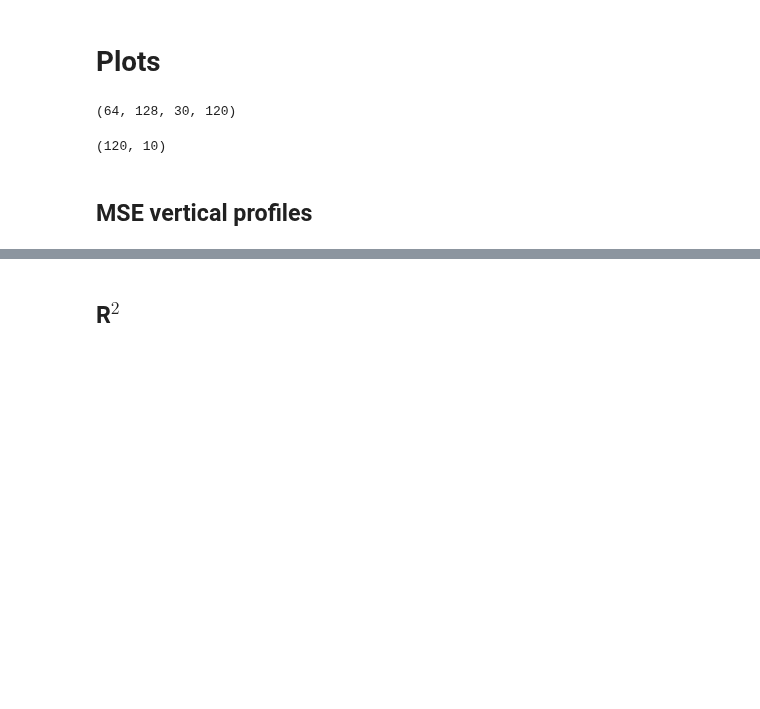
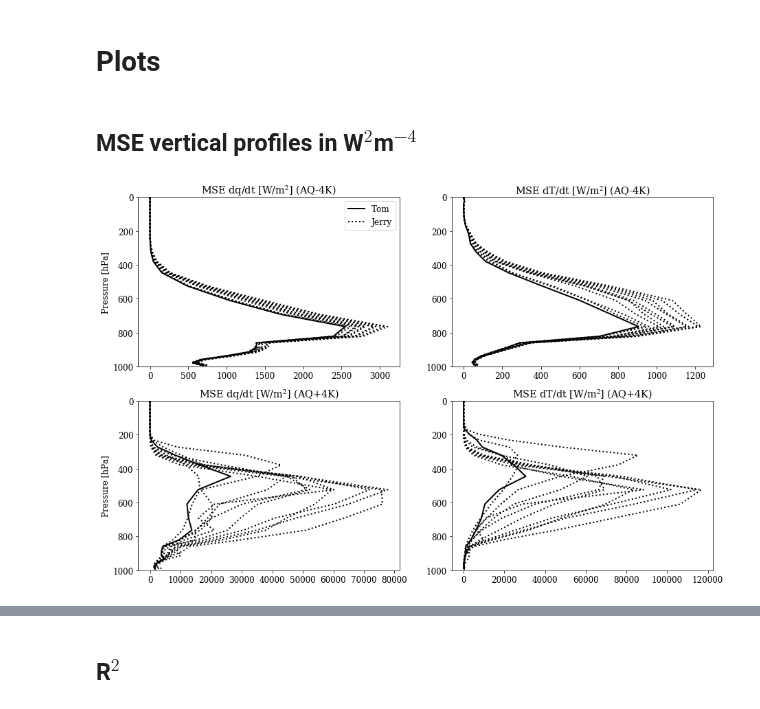
Before and after one commit to BradleyStanleyClamp/CBRAIN-CAM-MLINV, a Jupyter notebook: notebooks/tbeucler_devlog/097_Jerry_Runs_Offline_Analysis.ipynb, the cells around one changed output, grey strips where cells are left out. Saved outputs shown, nothing was run; the diff lists cells and outputs as text; code cells hidden in the pictures; blank space fills up the shorter version.

Commit message:
Checked offline performance of Jerry NNs

```diff
--- a/notebooks/tbeucler_devlog/097_Jerry_Runs_Offline_Analysis.ipynb
+++ b/notebooks/tbeucler_devlog/097_Jerry_Runs_Offline_Analysis.ipynb
@@ -209,7 +274,8 @@ for ipath,path in enumerate(path_Tom):
 # %% [markdown]
 # Calculate offline MSE/R$^2$ for a small sample of each set
 # %%
+# Subsampling parameters
 lat_ind = np.arange(0,64)
-Nbatches = 35
+Nbatches = 50
 b_random = np.random.choice(np.linspace(0,5700,5701),size=((Nbatches,)),replace=False).astype('int')
 # %%
@@ -266,12 +415,4 @@ ibatch= 34 / 34  & ib 2361
 # %% [markdown]
 # Plots
-# %%
-VAR[dataset][path].shape
-# %% [output]
-(64, 128, 30, 120)
-# %%
-MSE_gen[dataset][path].shape
-# %% [output]
-(120, 10)
 # %%
 Rescaling = ['q input','RH input']
@@ -278,5 +420,42 @@ Rescaling = ['q input','RH input']
 # %% [markdown]
-## MSE vertical profiles
+## MSE vertical profiles in W$^{2}$m$^{-4}$
+# %%
+firsttime = 1; firsttime2 = 1;
+
+fig, ax = plt.subplots(2,2,figsize=(15,10))
+
+for row,dataset in enumerate(['AQ-4K','AQ+4K']):
+
+    path = '/DFS-L/DATA/pritchard/tbeucler/SPCAM/HDF5_DATA/2021_04_26_NN.hdf5'
+    ipath = 0
+    mse_q = np.mean(MSE_gen[dataset][path][:30,:],axis=1)
+    if firsttime==1: label='Tom'; firsttime=0;
+    else: label=''
+    ax[row][0].plot(mse_q,lev,color=Color[ipath],label=label)
+    ax[row][0].set_ylim((1000,0))
+    ax[row][0].set_ylabel('Pressure [hPa]')
+    ax[row][0].set_title('MSE dq/dt [W/m$^{2}$] ('+dataset+')')
+
+    for dropout in range(5):
+        for BN in (['True','False']):
+            if firsttime2==1: label='Jerry'; firsttime2=0;
+            else: label=''
+            mse_q = np.mean(MSE_gen[dataset][Inp_name[ipath]][dropout][BN][:30,:],axis=1)
+            ax[row][0].plot(mse_q,lev,linestyle=':',color=Color[ipath],label=label)
+    if row==0: ax[row][0].legend()
+
+
+    mse_T = np.mean(MSE_gen[dataset][path][30:60,:],axis=1)
+    ax[row][1].plot(mse_T,lev,color=Color[ipath])
+    ax[row][1].set_ylim((1000,0))
+    ax[row][1].set_title('MSE dT/dt [W/m$^{2}$] ('+dataset+')')
+
+    for dropout in range(5):
+        for BN in (['True','False']):
+            mse_T = np.mean(MSE_gen[dataset][Inp_name[ipath]][dropout][BN][30:60,:],axis=1)
+            ax[row][1].plot(mse_T,lev,linestyle=':',color=Color[ipath])
+# %% [output]
+[figure, added]
 # %%
 fig, ax = plt.subplots(2,2,figsize=(15,10))
 
```
Also changed, not shown: parts of 27 cells of this notebook.
